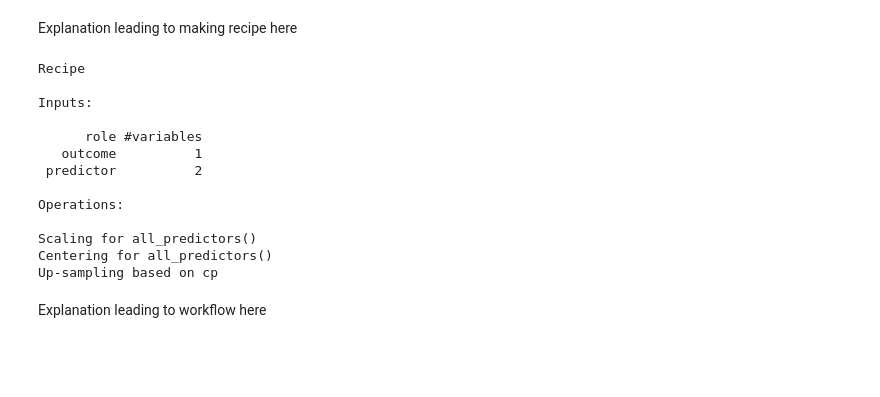
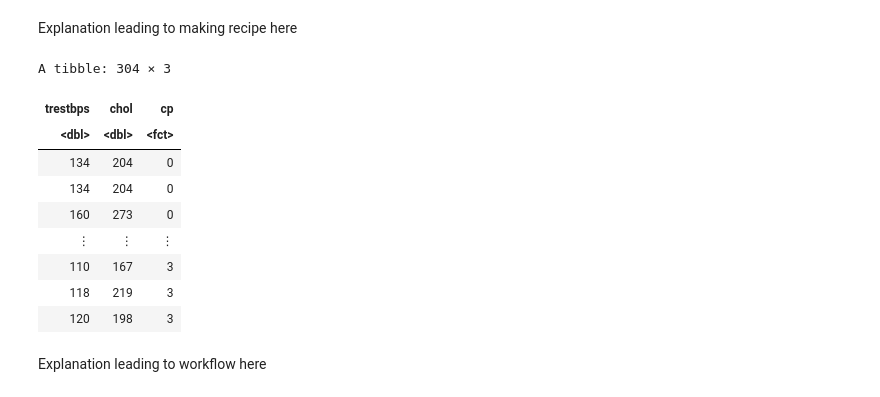
Before and after one commit to beandumplings/dsci_100_group143_project, a Jupyter notebook: Group143_Project.ipynb, the cells around one changed output. Saved outputs shown, nothing was run; the diff lists cells and outputs as text; code cells hidden in the pictures; blank space fills up the shorter version.

```diff
--- a/Group143_Project.ipynb
+++ b/Group143_Project.ipynb
@@ -139,32 +140,29 @@ Lastly, to visualize patients number and their resting blood pressure (testpbs),
 Explanation leading to making recipe here
 # %%
 set.seed(2022)
-knn_spec <- nearest_neighbor(weight_func = "rectangular", neighbors = tune()) |>
-            set_engine("kknn") |>
-            set_mode("classification")
+#knn_spec <- nearest_neighbor(weight_func = "rectangular", neighbors = tune()) |>
+#            set_engine("kknn") |>
+#            set_mode("classification")
 
-heart_vfold <- vfold_cv(heart_train, v = 10, strata = cp)
+heart_vfold <- vfold_cv(heart_train, v = 5, strata = cp)
 
 k_vals <- tibble(neighbors = seq(from = 1, to = 100))
 
-knn_recipe <- recipe(cp ~ trestbps + chol, data = heart_train) |>
-                step_scale(all_predictors()) |>
-                step_center(all_predictors()) |>
-                step_upsample(cp, over_ratio = 1)
-knn_recipe
+# scaling
+upscale_recipe <- recipe(cp ~ trestbps + chol, data = heart_train) |>
+                step_upsample(cp, over_ratio = 1, skip = FALSE) |> prep()
+upscaled_data <- upscale_recipe |> bake(heart_train)
+upscaled_data
 # %% [output]
-Recipe
-
-Inputs:
-
-      role #variables
-   outcome          1
- predictor          2
-
-Operations:
-
-Scaling for all_predictors()
-Centering for all_predictors()
-Up-sampling based on cp
+A tibble: 304 × 3
+| trestbps | chol | cp |
+| <dbl> | <dbl> | <fct> |
+| 134 | 204 | 0 |
+| 134 | 204 | 0 |
+| 160 | 273 | 0 |
+| ⋮ | ⋮ | ⋮ |
+| 110 | 167 | 3 |
+| 118 | 219 | 3 |
+| 120 | 198 | 3 |
 # %% [markdown]
 Explanation leading to workflow here
```
Also changed, not shown: parts of 5 cells of this notebook.
